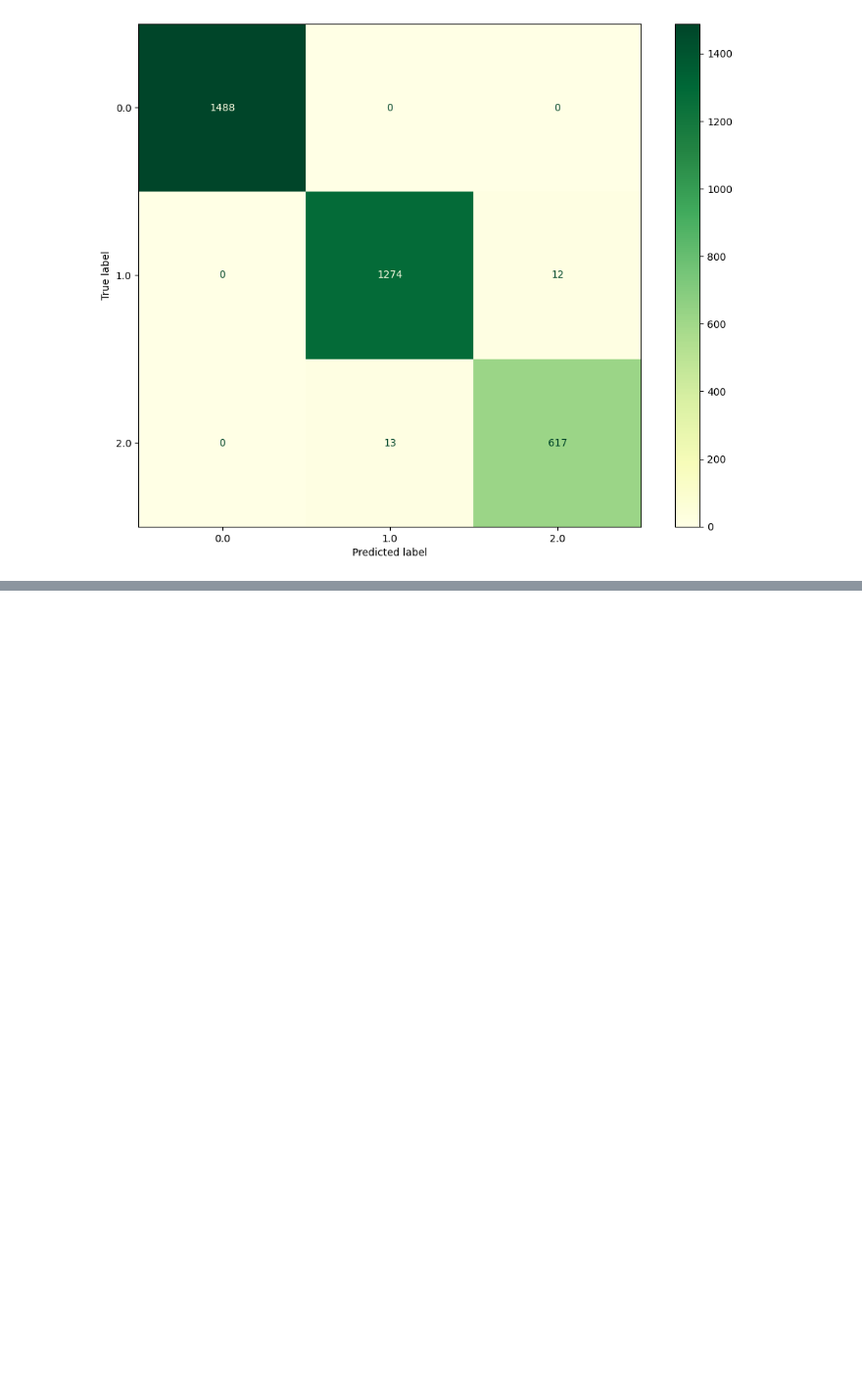
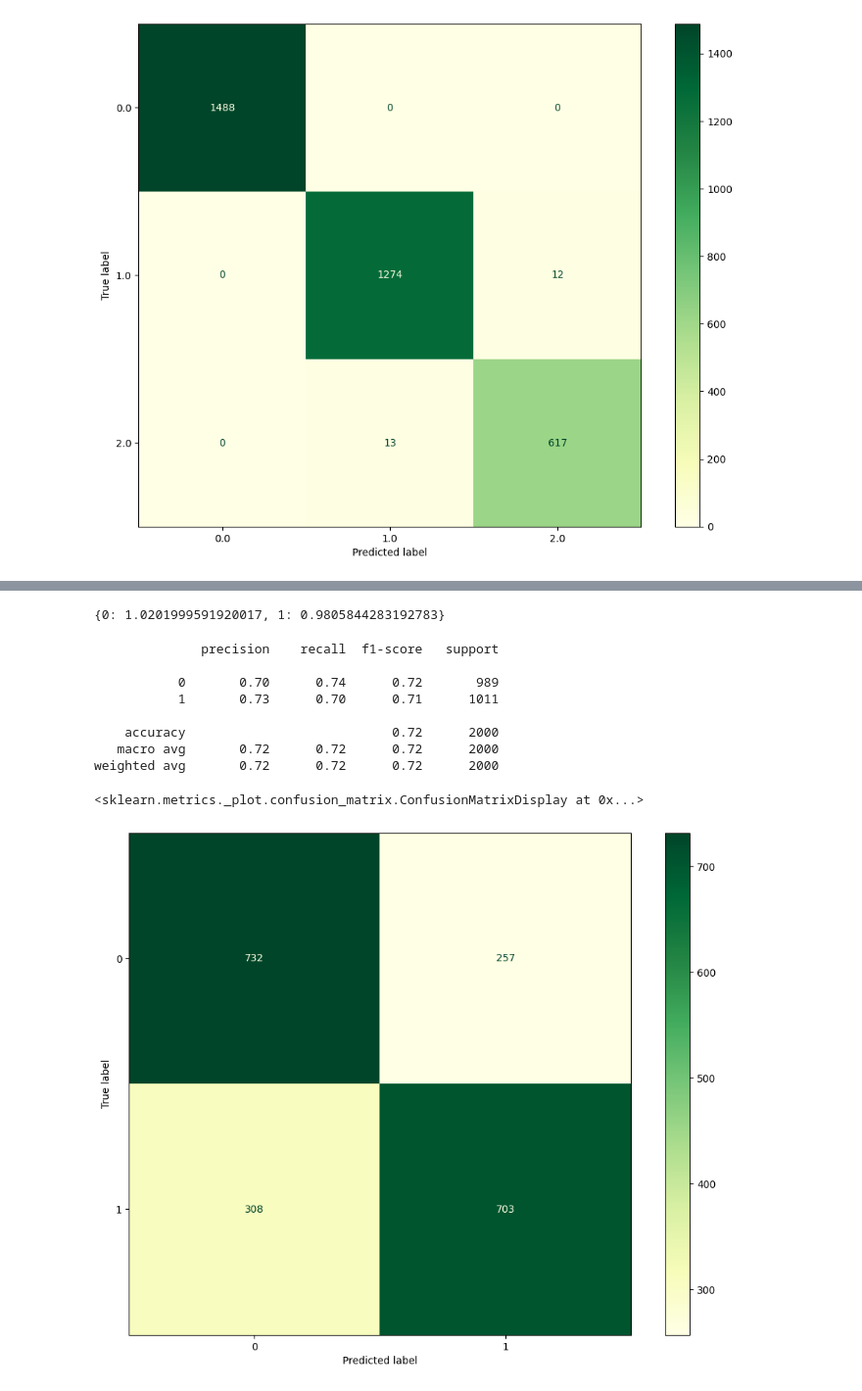
Before and after one commit to karthikvadlamani/rotten-tomatoes-movie-classification, a Jupyter notebook: rotten_tomatoes.ipynb, the cells around one changed output, grey strips where cells are left out. Shown at 98% size. Drawn from its saved outputs; the diff is of its cells as text; code cells hidden in the pictures; blank space fills up the shorter version.

```diff
--- a/rotten_tomatoes.ipynb
+++ b/rotten_tomatoes.ipynb
@@ -421,0 +535,38 @@ weighted avg       0.99      0.99      0.99      3404
+# %%
+# Calculate class weights
+class_weight = compute_class_weight(class_weight='balanced', classes = np.unique(df_feature_critics['review_type']), \
+    y = df_feature_critics['review_type'].values)
+class_weight_dict = dict(zip(range(len(class_weight.tolist())), class_weight.tolist()))
+class_weight_dict
+# %% [output]
+{0: 1.0201999591920017, 1: 0.9805844283192783}
+# %%
+# Instantiate vectorizer class
+vectorizer = CountVectorizer(min_df=1)
+
+# Transform our text data into a vector
+X_train_vec = vectorizer.fit_transform(X_train).toarray()
+
+# Initialize random forest and train it
+rf_weighted = RandomForestClassifier(random_state=2, class_weight=class_weight_dict)
+rf_weighted.fit(X_train_vec, y_train)
+
+# Predict
+y_predicted = rf_weighted.predict(vectorizer.transform(X_test).toarray())
+
+# Classification Report and Confusion Matrix
+print(classification_report(y_test, y_predicted))
+
+fig, ax = plt.subplots(figsize=(12,9))
+plot_confusion_matrix(rf_weighted, vectorizer.transform(X_test).toarray(), y_test, cmap = 'YlGn', ax=ax)
+# %% [output]
+              precision    recall  f1-score   support
+
+           0       0.70      0.74      0.72       989
+           1       0.73      0.70      0.71      1011
+
+    accuracy                           0.72      2000
+   macro avg       0.72      0.72      0.72      2000
+weighted avg       0.72      0.72      0.72      2000
+<sklearn.metrics._plot.confusion_matrix.ConfusionMatrixDisplay at 0x...>
+[figure, added]
```
Also changed, not shown: parts of 25 cells of this notebook.
